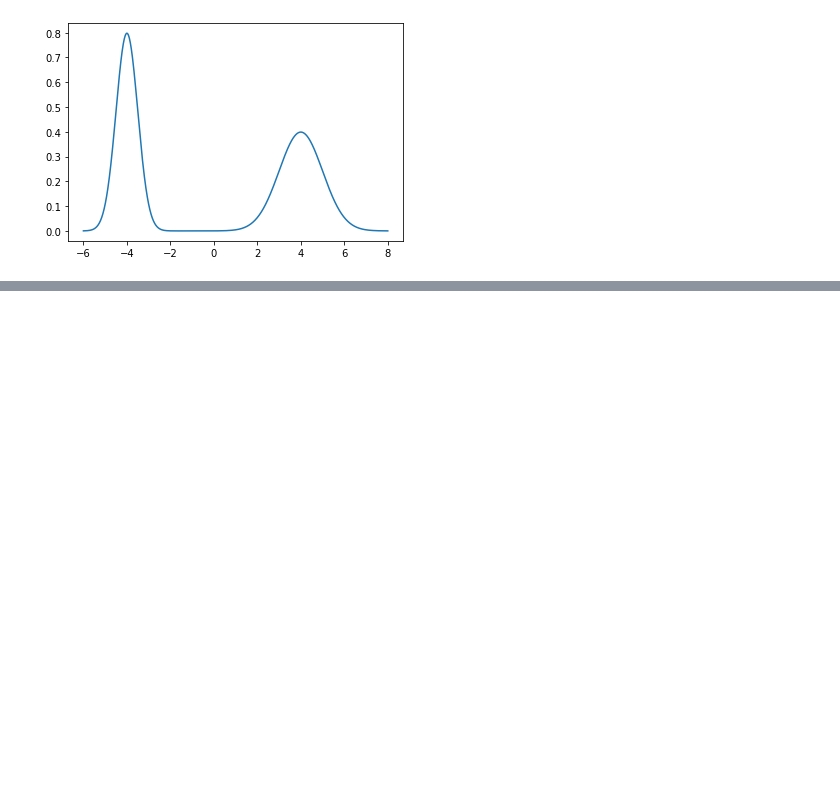
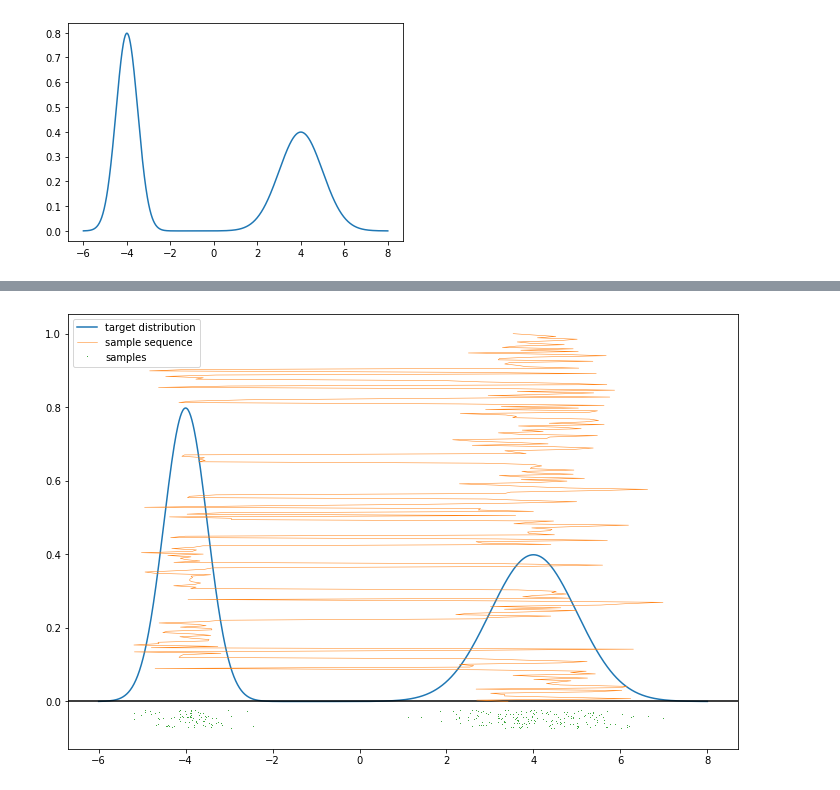
Before and after one commit to Inventrohyder/cs146, a Jupyter notebook: 13.2/notebook.ipynb, the cells around one changed output, grey strips where cells are left out. Saved outputs shown, nothing was run; the diff lists cells and outputs as text; code cells hidden in the pictures; blank space fills up the shorter version.

```diff
--- a/13.2/notebook.ipynb
+++ b/13.2/notebook.ipynb
@@ -46,0 +53,4 @@ plt.legend()
+# %%
+walk(4)
+# %% [output]
+[figure, added]
```
Also changed, not shown: parts of 6 cells of this notebook.
